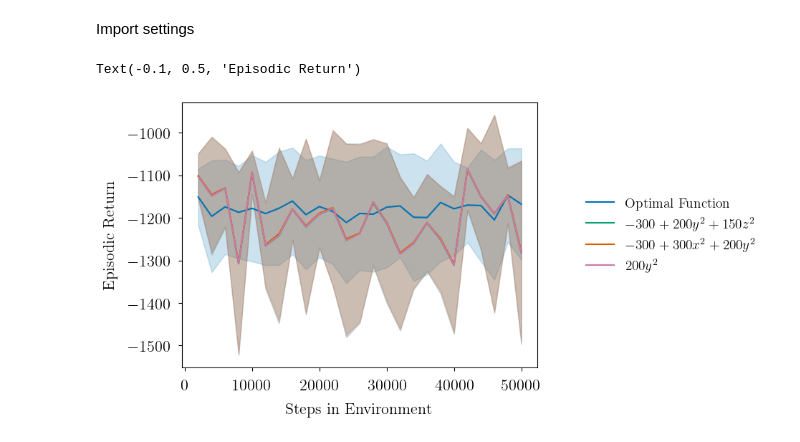
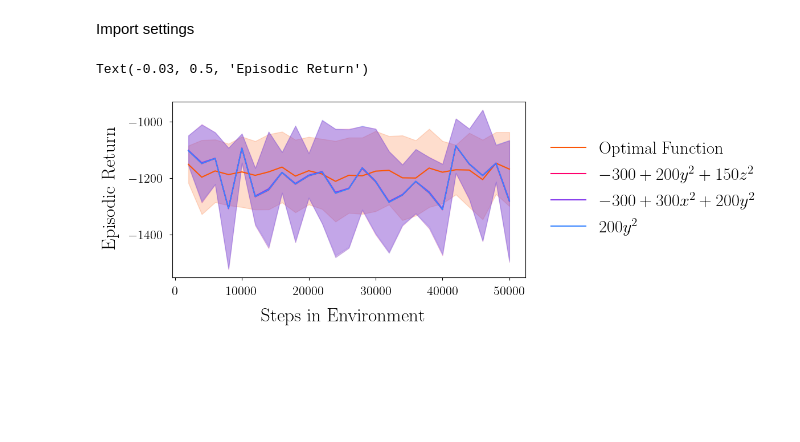
Before and after one commit to ludgerpaehler/KoopmanRLBenchmarking, a Jupyter notebook: evaluations/interpretability.ipynb, the cells around one changed output. Cells and saved outputs as stored; diff of their text form; code cells hidden in the pictures; blank space fills up the shorter version.

Commit message:
New Color Scheme
Update all the plots with a new color scheme.

```diff
--- a/evaluations/interpretability.ipynb
+++ b/evaluations/interpretability.ipynb
@@ -18,6 +18,12 @@ plt.rcParams['font.family'] = 'serif'
 plt.rcParams['font.serif'] = ['cmr10']
 plt.rcParams["text.usetex"] = True
 plt.rcParams["axes.formatter.use_mathtext"] = True
+# %%
+lqr_color = '#FFBE0B'
+skvi_color = '#FB5607'
+sac_q_color = '#FF006E'
+sac_v_color = '#8338EC'
+sakc_color = '#3A86FF'
 # %% [markdown]
 Setting the path to the individual parquet files to load from for the Pandas data frames
 # %%
@@ -85,28 +91,22 @@ ystd_fn2 = value_fn2_dataframe.std(axis=1)
 ymean_fn3 = value_fn3_dataframe.mean(axis=1)
 ystd_fn3 = value_fn3_dataframe.std(axis=1)
 # %%
-# Plot the baseline
-legend, = plt.plot(xs, ymean_baseline, color='#0072B2', label="Optimal Function")
-plt.fill_between(xs, ymean_baseline - ystd_baseline, ymean_baseline + ystd_baseline, color='#0072B2', alpha=.2)
+fig, axes = plt.subplots(1, 1, figsize=(8, 4))
 
-# Plot function 1
-plt.plot(xs, ymean_fn1, color='#009E73', label=r'$-300 + 200 y^{2} + 150 z^{2}$')
-plt.fill_between(xs, ymean_fn1 - ystd_fn1, ymean_fn1 + ystd_fn1, color='#009E73', alpha=.2)
+axes.plot(xs, ymean_baseline, color=skvi_color, label="Optimal Function")
+axes.fill_between(xs, ymean_baseline - ystd_baseline, ymean_baseline + ystd_baseline, color=skvi_color, alpha=.2)
+axes.plot(xs, ymean_fn1, color=sac_q_color, label=r'$-300 + 200 y^{2} + 150 z^{2}$')
+axes.fill_between(xs, ymean_fn1 - ystd_fn1, ymean_fn1 + ystd_fn1, color=sac_q_color, alpha=.2)
+axes.plot(xs, ymean_fn2, color=sac_v_color, label=r'$-300 + 300 x^{2} + 200 y^{2}$')
+axes.fill_between(xs, ymean_fn2 - ystd_fn2, ymean_fn2 + ystd_fn2, color=sac_v_color, alpha=.2)
+axes.plot(xs, ymean_fn3, color=sakc_color, label=r'$200 y^{2}$')
+axes.fill_between(xs, ymean_fn3 - ystd_fn3, ymean_fn3 + ystd_fn3, color=sakc_color, alpha=.2)
 
-# Plot function 2
-plt.plot(xs, ymean_fn2, color='#D55E00', label=r'$-300 + 300 x^{2} + 200 y^{2}$')
-plt.fill_between(xs, ymean_fn2 - ystd_fn2, ymean_fn2 + ystd_fn2, color='#D55E00', alpha=.2)
+fig.legend(loc='center right', bbox_to_anchor=(1.44, 0.5), ncol=1, fontsize=22, frameon=False)
 
-# Plot function 3
-plt.plot(xs, ymean_fn3, color='#CC79A7', label=r'$200 y^{2}$')
-plt.fill_between(xs, ymean_fn3 - ystd_fn3, ymean_fn3 + ystd_fn3, color='#CC79A7', alpha=.2)
-
-# Legend
-plt.legend(loc='center right', bbox_to_anchor=(1.65, 0.5), ncol=1, fontsize=14, frameon=False)
-
-# X, and Y label
-plt.xlabel("Steps in Environment", fontsize=16, y=0.1)
-plt.ylabel("Episodic Return", fontsize=16, x=-0.1)
+# Major x-, and y-labels
+fig.supxlabel('Steps in Environment', fontsize=24, y=-0.1)
+fig.supylabel('Episodic Return', fontsize=24, x=-0.03)
 # %% [output]
-Text(-0.1, 0.5, 'Episodic Return')
+Text(-0.03, 0.5, 'Episodic Return')
-[figure, old version]
+[figure, new version]
```
Also changed, not shown: 3 other files.
